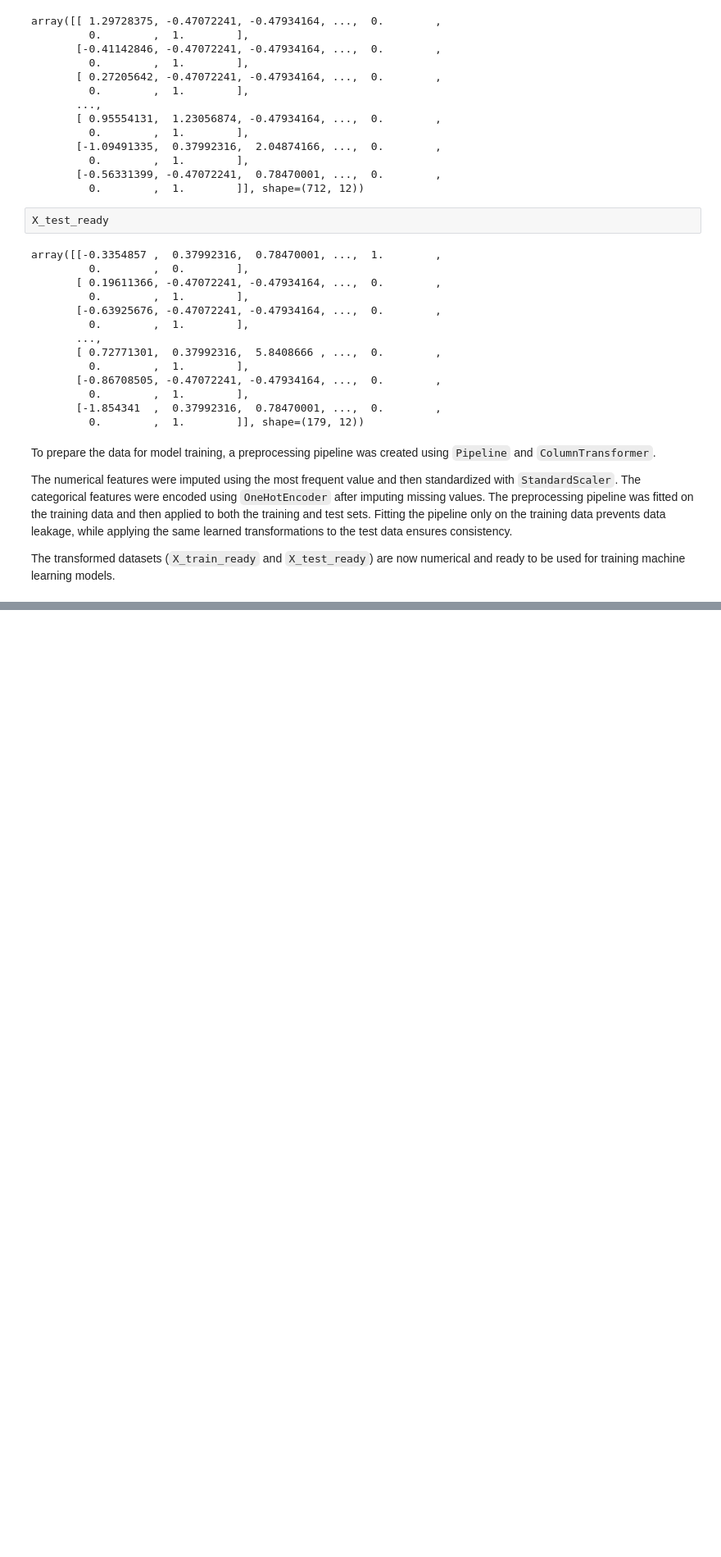
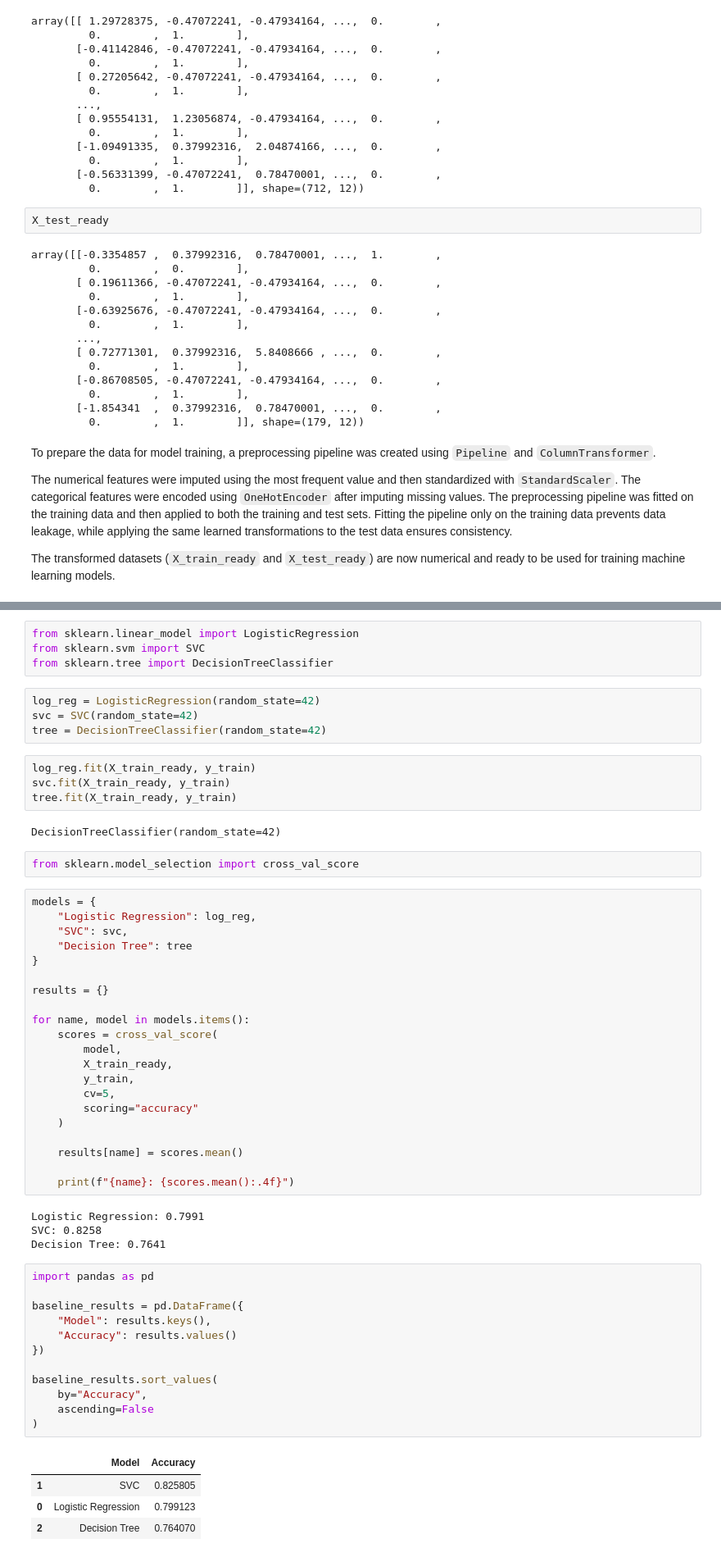
Before and after one commit to mustafa-al-soufi/Titanic, a Jupyter notebook: notebooks/titanic.ipynb, the cells around one changed output, grey strips where cells are left out. Shown at 82% size. Cells and saved outputs as stored; diff of their text form; blank space fills up the shorter version.

Commit message:
Train baseline models

```diff
--- a/notebooks/titanic.ipynb
+++ b/notebooks/titanic.ipynb
@@ -457,0 +460,58 @@ The transformed datasets (`X_train_ready` and `X_test_ready`) are now numerical
+# %%
+from sklearn.linear_model import LogisticRegression
+from sklearn.svm import SVC
+from sklearn.tree import DecisionTreeClassifier
+# %%
+log_reg = LogisticRegression(random_state=42)
+svc = SVC(random_state=42)
+tree = DecisionTreeClassifier(random_state=42)
+# %%
+log_reg.fit(X_train_ready, y_train)
+svc.fit(X_train_ready, y_train)
+tree.fit(X_train_ready, y_train)
+# %% [output]
+DecisionTreeClassifier(random_state=42)
+# %%
+from sklearn.model_selection import cross_val_score
+# %%
+models = {
+    "Logistic Regression": log_reg,
+    "SVC": svc,
+    "Decision Tree": tree
+}
+
+results = {}
+
+for name, model in models.items():
+    scores = cross_val_score(
+        model,
+        X_train_ready,
+        y_train,
+        cv=5,
+        scoring="accuracy"
+    )
+
+    results[name] = scores.mean()
+
+    print(f"{name}: {scores.mean():.4f}")
+# %% [output]
+Logistic Regression: 0.7991
+SVC: 0.8258
+Decision Tree: 0.7641
+# %%
+import pandas as pd
+
+baseline_results = pd.DataFrame({
+    "Model": results.keys(),
+    "Accuracy": results.values()
+})
+
+baseline_results.sort_values(
+    by="Accuracy",
+    ascending=False
+)
+# %% [output]
+|  | Model | Accuracy |
+| 1 | SVC | 0.825805 |
+| 0 | Logistic Regression | 0.799123 |
+| 2 | Decision Tree | 0.764070 |
```
Also changed, not shown: parts of 2 cells of this notebook.
